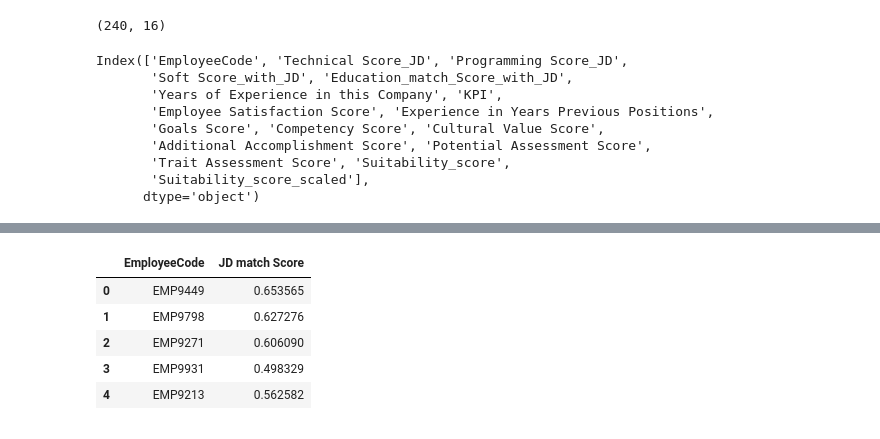
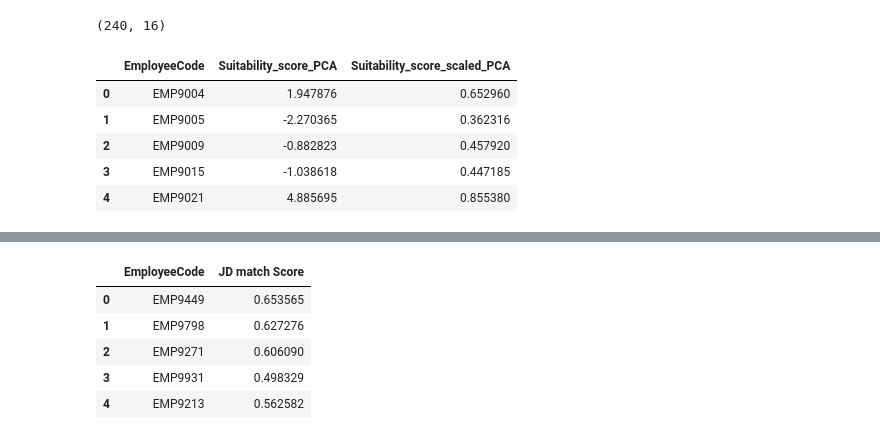
Before and after one commit to DanukaDilshann/AI-Driven-Job-Role-Fit-Prediction, a Jupyter notebook: code/pca.ipynb, the cells around one changed output, grey strips where cells are left out. Saved outputs shown, nothing was run; the diff lists cells and outputs as text; code cells hidden in the pictures.

```diff
--- a/code/pca.ipynb
+++ b/code/pca.ipynb
@@ -281,12 +275,0 @@ processed_df ["Suitability_score_scaled"]=mn.fit_transform(processed_df [["Suita
-# %%
-processed_df .columns
-# %% [output]
-Index(['EmployeeCode', 'Technical Score_JD', 'Programming Score_JD',
-       'Soft Score_with_JD', 'Education_match_Score_with_JD',
-       'Years of Experience in this Company', 'KPI',
-       'Employee Satisfaction Score', 'Experience in Years Previous Positions',
-       'Goals Score', 'Competency Score', 'Cultural Value Score',
-       'Additional Accomplishment Score', 'Potential Assessment Score',
-       'Trait Assessment Score', 'Suitability_score',
-       'Suitability_score_scaled'],
-      dtype='object')
@@ -295,3 +276,13 @@ dfk=processed_df [["EmployeeCode","Suitability_score","Suitability_score_scaled"
+# %%
+pcadf=processed_df[['EmployeeCode','Suitability_score_PCA','Suitability_score_scaled_PCA']]
+pcadf.head()
+# %% [output]
+|  | EmployeeCode | Suitability_score_PCA | Suitability_score_scaled_PCA |
+| 0 | EMP9004 | 1.947876 | 0.652960 |
+| 1 | EMP9005 | -2.270365 | 0.362316 |
+| 2 | EMP9009 | -0.882823 | 0.457920 |
+| 3 | EMP9015 | -1.038618 | 0.447185 |
+| 4 | EMP9021 | 4.885695 | 0.855380 |
 # %%
 dfg=pd.read_excel('C://Users//DanukaDilshanRathnay//Desktop//AI-Driven-Job-Role-Fit-Prediction//code//Dataset//Similarity_with_EMP_data.xlsx')
 # %%
```
Also changed, not shown: parts of 33 cells of this notebook, 22 other files.
